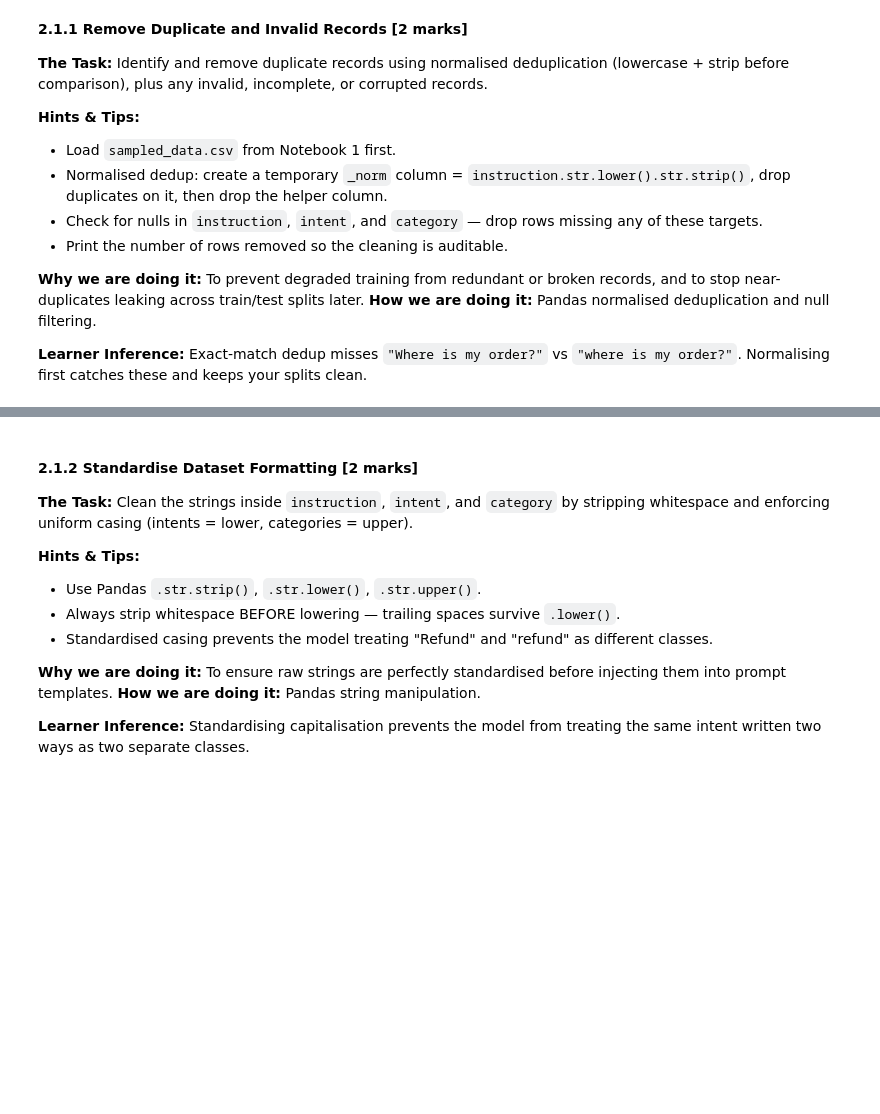
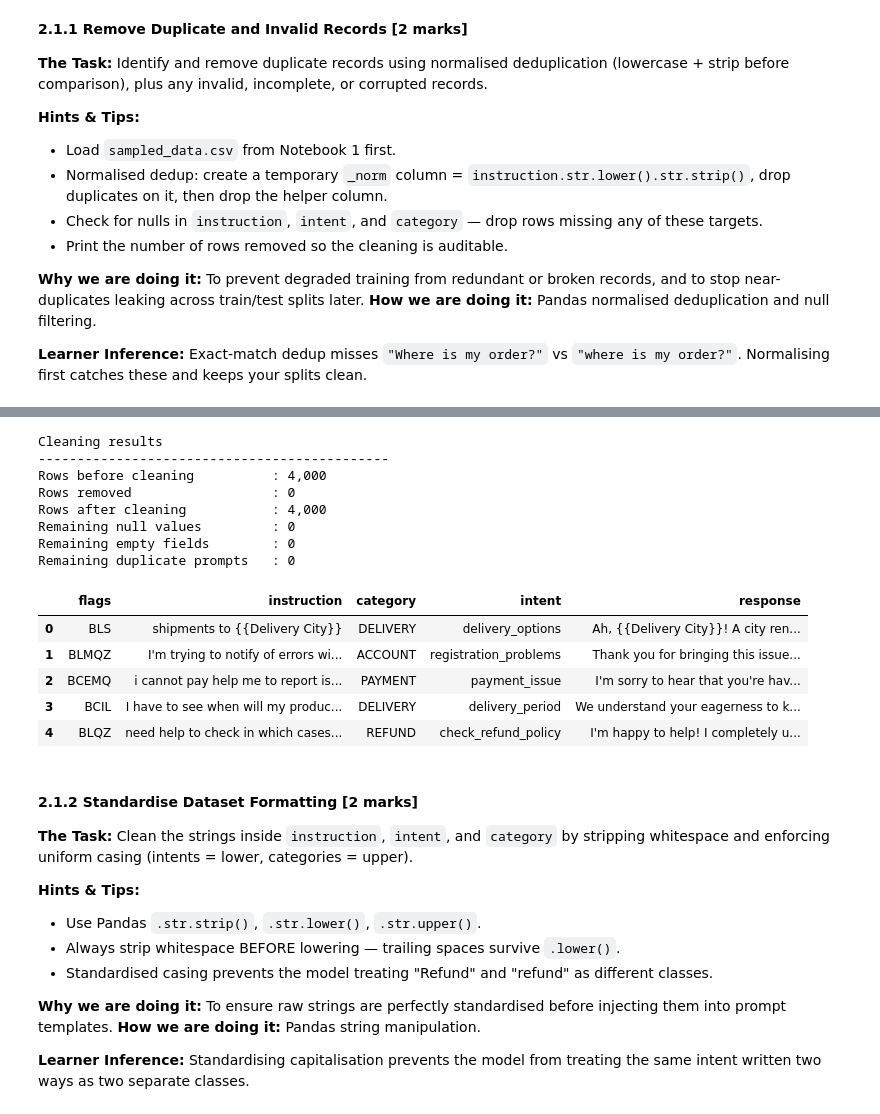
Before and after one commit to akul-bharadwaj/Hybrid-RAG-Customer-Support, a Jupyter notebook: Data_Preparation.ipynb, the cells around one changed output, grey strips where cells are left out. Cells and saved outputs as stored; diff of their text form; code cells hidden in the pictures; blank space fills up the shorter version.

```diff
--- a/Data_Preparation.ipynb
+++ b/Data_Preparation.ipynb
@@ -37,3 +190,49 @@
+# %%
+# Final validation and audit
+remaining_normalised_prompts = (
+    df_cleaned["instruction"]
+    .str.lower()
+    .str.strip()
+)
+
+assert not df_cleaned[REQUIRED_COLUMNS].isna().any().any()
+
+assert not (
+    df_cleaned[REQUIRED_COLUMNS]
+    .apply(lambda column: column.str.strip().eq(""))
+    .any()
+    .any()
+)
+
+assert not remaining_normalised_prompts.duplicated().any()
+
+rows_removed = len(df_raw) - len(df_cleaned)
+
+print("\nCleaning results")
+print("-" * 45)
+print(f"Rows before cleaning          : {len(df_raw):,}")
+print(f"Rows removed                  : {rows_removed:,}")
+print(f"Rows after cleaning           : {len(df_cleaned):,}")
+print("Remaining null values         : 0")
+print("Remaining empty fields        : 0")
+print("Remaining duplicate prompts   : 0")
+
+display(df_cleaned.head())
+# %% [output]
+Cleaning results
+---------------------------------------------
+Rows before cleaning          : 4,000
+Rows removed                  : 0
+Rows after cleaning           : 4,000
+Remaining null values         : 0
+Remaining empty fields        : 0
+Remaining duplicate prompts   : 0
+|  | flags | instruction | category | intent | response |
+| 0 | BLS | shipments to {{Delivery City}} | DELIVERY | delivery_options | Ah, {{Delivery City}}! A city ren... |
+| 1 | BLMQZ | I'm trying to notify of errors wi... | ACCOUNT | registration_problems | Thank you for bringing this issue... |
+| 2 | BCEMQ | i cannot pay help me to report is... | PAYMENT | payment_issue | I'm sorry to hear that you're hav... |
+| 3 | BCIL | I have to see when will my produc... | DELIVERY | delivery_period | We understand your eagerness to k... |
+| 4 | BLQZ | need help to check in which cases... | REFUND | check_refund_policy | I'm happy to help! I completely u... |
 # %% [markdown]
 #### **2.1.2 Standardise Dataset Formatting [2 marks]**
 **The Task:** Clean the strings inside `instruction`, `intent`, and `category` by stripping whitespace and enforcing uniform casing (intents = lower, categories = upper).
```
Also changed, not shown: parts of 38 cells of this notebook.
